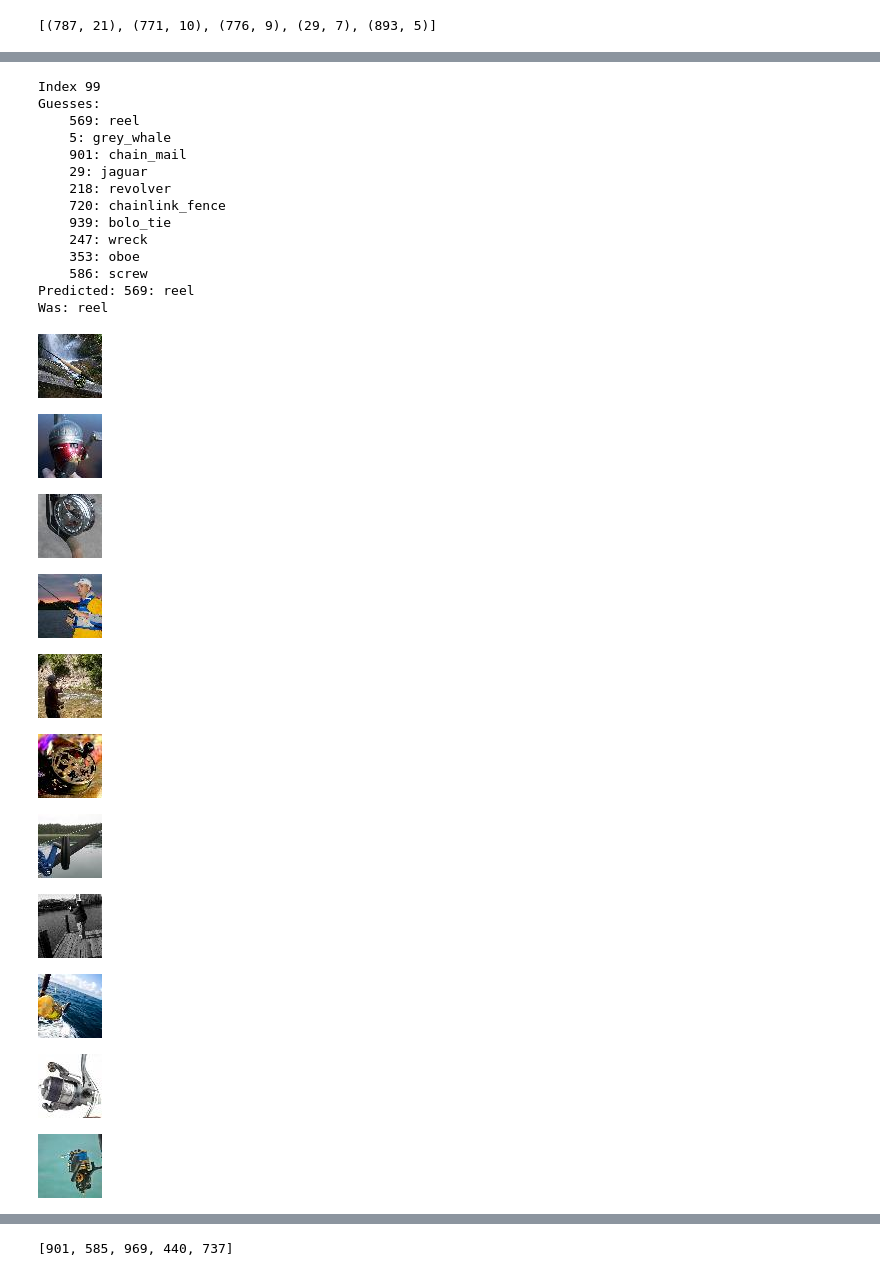
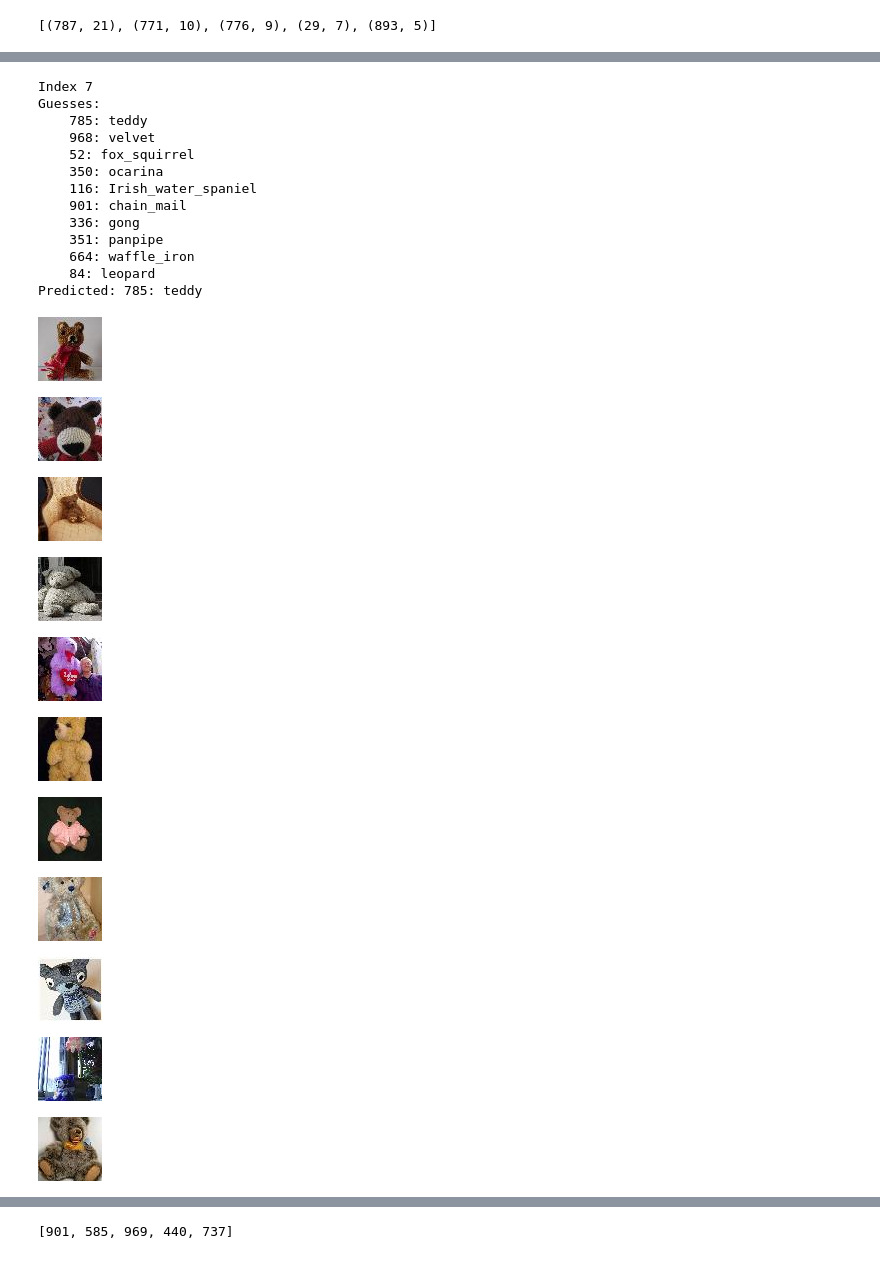
Before and after one commit to zdavid112z/AAIT, a Jupyter notebook: test.ipynb, the cells around one changed output, grey strips where cells are left out. Drawn from its saved outputs; the diff is of its cells as text; code cells hidden in the pictures.

```diff
--- a/test.ipynb
+++ b/test.ipynb
@@ -3143,7 +3183,8 @@ from datamodules import Task1Datamodule
 import torch
 
 dm = Task1Datamodule(
-    path="/home/doved/Data/AAIT/task1",
+    path="/home/doved/Data/AAIT/task2",
+    hq_path=None,
     batch_size=64,
     num_train_workers=0,
     num_val_workers=0,
@@ -3155,8 +3196,8 @@ dm = Task1Datamodule(
 dm.setup("fit")
 resnet50 = timm.create_model("resnet50", pretrained=True)
 resnet50.eval()
-resnet50.load_state_dict(torch.load("/home/doved/Downloads/checkpoint-86.pth.tar")["state_dict"])
-resnet50.to("cpu")
+resnet50.load_state_dict(torch.load("resnet50.lr01.pth.tar")["state_dict"])
+resnet50.to("cuda")
 # %% [output]
 ResNet(
   (conv1): Conv2d(3, 64, kernel_size=(7, 7), stride=(2, 2), padding=(3, 3), bias=False)
@@ -3183,7 +3224,7 @@ outputs = []
 labels = []
 for batch, l in tqdm(dm.train_dataloader()):
     with torch.no_grad():
-        out = resnet50(batch["image"])
+        out = resnet50(batch["image"].to("cuda")).to("cpu")
     outputs.append(out)
     labels.append(l)
 # %%
@@ -3314,10 +3461,6 @@ per_label[66].most_common(5)
 per_label[67].most_common(5)
 # %% [output]
 [(787, 21), (771, 10), (776, 9), (29, 7), (893, 5)]
-# %%
-assoc[45] = 849
-assoc[66] = 440
-assoc[67] = 737
 # %%
 # 82 = miriapod
 # 86 = scorpion
@@ -3325,7 +3468,7 @@ assoc[67] = 737
 import pandas as pd
 from IPython.display import Image, display
 
-df = pd.read_csv("/home/doved/Data/AAIT/task1/train_data/annotations.csv")
+df = pd.read_csv("/home/doved/Data/AAIT/task2/train_data/annotations.csv")
 
 def show_images_with_label(label):
     ldf = df[df["label"] == label]
@@ -3354,51 +3497,51 @@ cassoc = deepcopy(assoc)
 # %%
 from IPython.display import clear_output
 import time
 
 for i in range(100):
     clear_output(wait=True)
     print(f"Index {i}")
     top_guesses = [p[0] for p in per_label[i].most_common(10)]
     print("Guesses:")
     for j in top_guesses:
         print(f"    {j}: {imagenet64_classes[j]}")
     print(f"Predicted: {assoc[i]}: {imagenet64_classes[assoc[i]]}")
-    print(f"Was: {imagenet_classes[imagenet_assoc[i]]}", flush=True)
+    # print(f"Was: {imagenet64_classes[imagenet64_assoc[i]]}", flush=True)
     show_images_with_label(i)
     time.sleep(0.5)
-    new_class = input(f"{imagenet64_classes[assoc[i]]}\nCorrect: {imagenet_classes[imagenet_assoc[i]]}")
+    # new_class = input(f"{imagenet_classes[assoc[i]]}\nCorrect: {imagenet64_classes[imagenet64_assoc[i]]}")
+    new_class = input(f"{imagenet64_classes[assoc[i]]}")
     if len(new_class) > 0:
         ok = True
         try:
             new_class = int(new_class)
         except Exception:
             ok = False
         if not ok:
             break
         assoc[i] = new_class
 # %% [output]
-Index 99
+Index 7
 Guesses:
-    569: reel
-    5: grey_whale
+    785: teddy
+    968: velvet
+    52: fox_squirrel
+    350: ocarina
+    116: Irish_water_spaniel
     901: chain_mail
-    29: jaguar
-    218: revolver
-    720: chainlink_fence
-    939: bolo_tie
-    247: wreck
-    353: oboe
-    586: screw
-Predicted: 569: reel
-Was: reel
+    336: gong
+    351: panpipe
+    664: waffle_iron
+    84: leopard
+Predicted: 785: teddy
-[figure, old version]
+[figure, new version]
-[figure, old version]
+[figure, new version]
-[figure, old version]
+[figure, new version]
-[figure, old version]
+[figure, new version]
-[figure, old version]
+[figure, new version]
-[figure, old version]
+[figure, new version]
-[figure, old version]
+[figure, new version]
-[figure, old version]
+[figure, new version]
-[figure, old version]
+[figure, new version]
-[figure, old version]
+[figure, new version]
-[figure, old version]
+[figure, new version]
```
Also changed, not shown: parts of 23 cells of this notebook, 13 other files.
